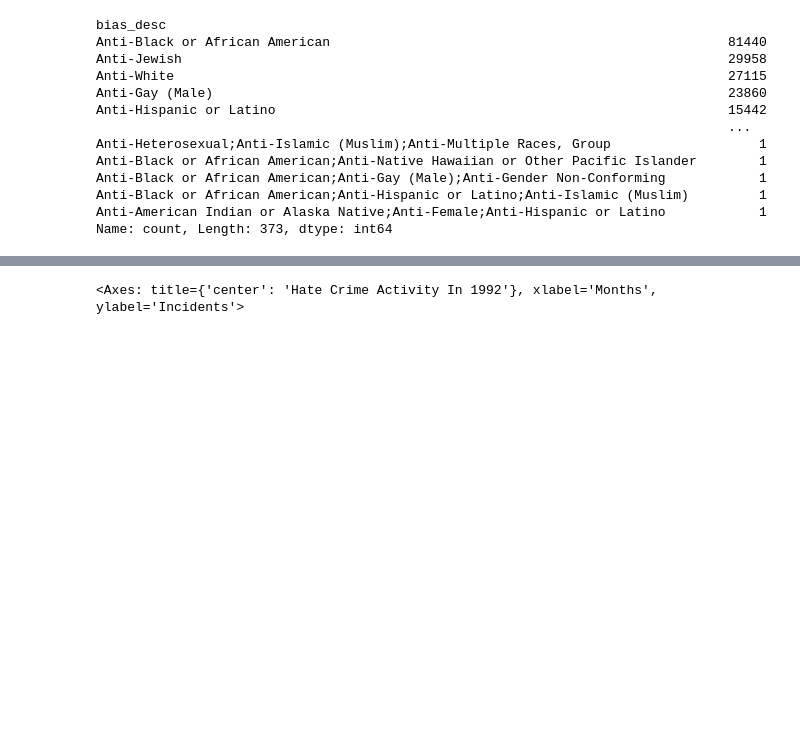
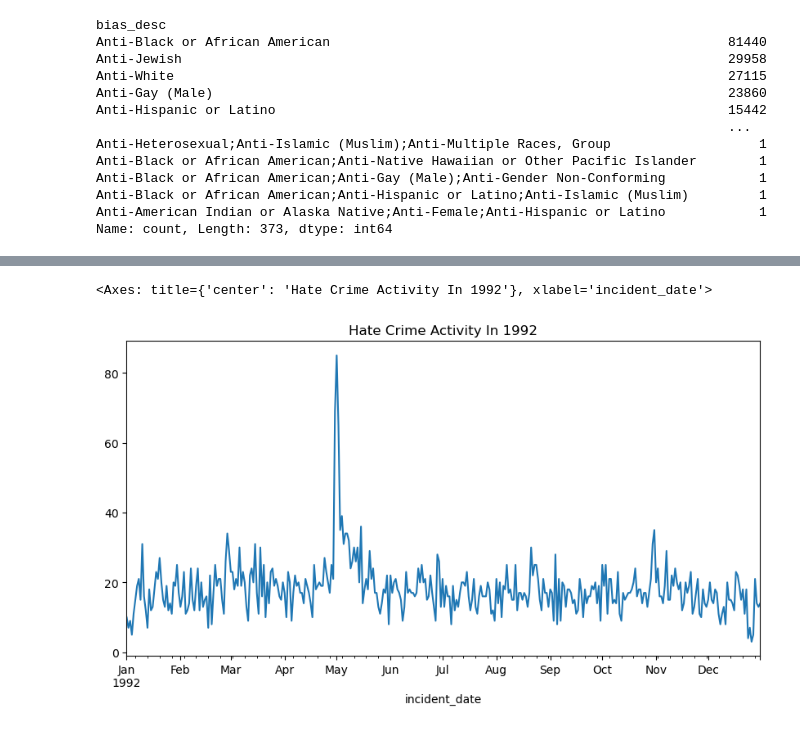
Before and after one commit to corporatemanny/FBI-Hate-Crime-Analysis, a Jupyter notebook: Analysis/dataFilter.ipynb, the cells around one changed output, grey strips where cells are left out. Cells and saved outputs as stored; diff of their text form; code cells hidden in the pictures; blank space fills up the shorter version.

```diff
--- a/Analysis/dataFilter.ipynb
+++ b/Analysis/dataFilter.ipynb
@@ -74,5 +77,5 @@ incident_date_all.plot(kind='line', figsize=(12,12))
 # %%
 df1992 = hateCrimedf[hateCrimedf['data_year'] == 1992]
 incident_date_1992 = df1992.groupby('incident_date').size()
-incident_date_1992.plot(kind='line', figsize=(10,5), xlabel='Months', ylabel='Incidents', title='Hate Crime Activity In 1992')
+incident_date_1992.plot(kind='line', figsize=(10,5), title='Hate Crime Activity In 1992')
 # %% [output]
@@ -81,4 +82,5 @@ incident_date_1992.plot(kind='line', figsize=(10,5), xlabel='Months', ylabel='In
-<Axes: title={'center': 'Hate Crime Activity In 1992'}, xlabel='Months', ylabel='Incidents'>
+<Axes: title={'center': 'Hate Crime Activity In 1992'}, xlabel='incident_date'>
+[figure, added]
 # %%
 df1995 = hateCrimedf[hateCrimedf['data_year'] == 1995]
 incident_date_1995 = df1995.groupby('incident_date').size()
```
Also changed, not shown: parts of 8 cells of this notebook, 2 other files.
